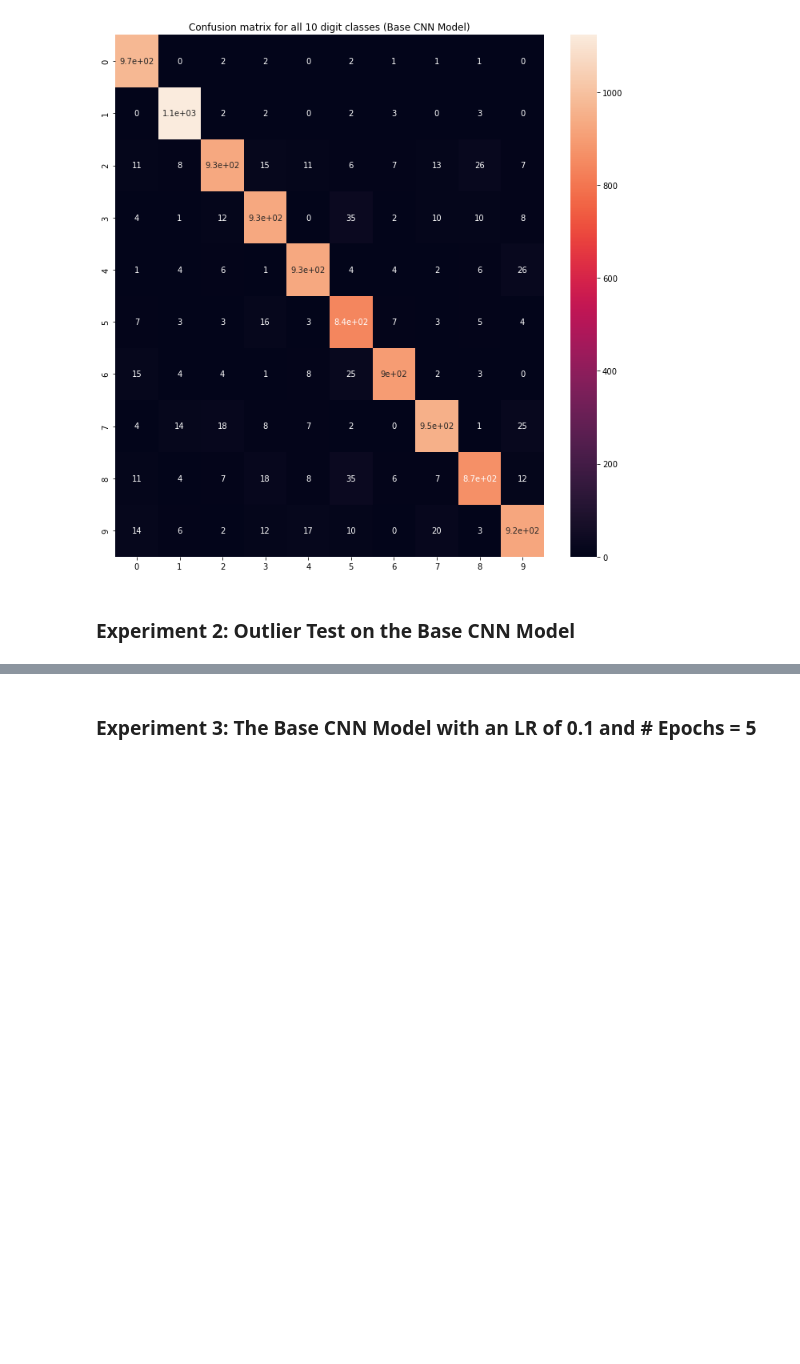
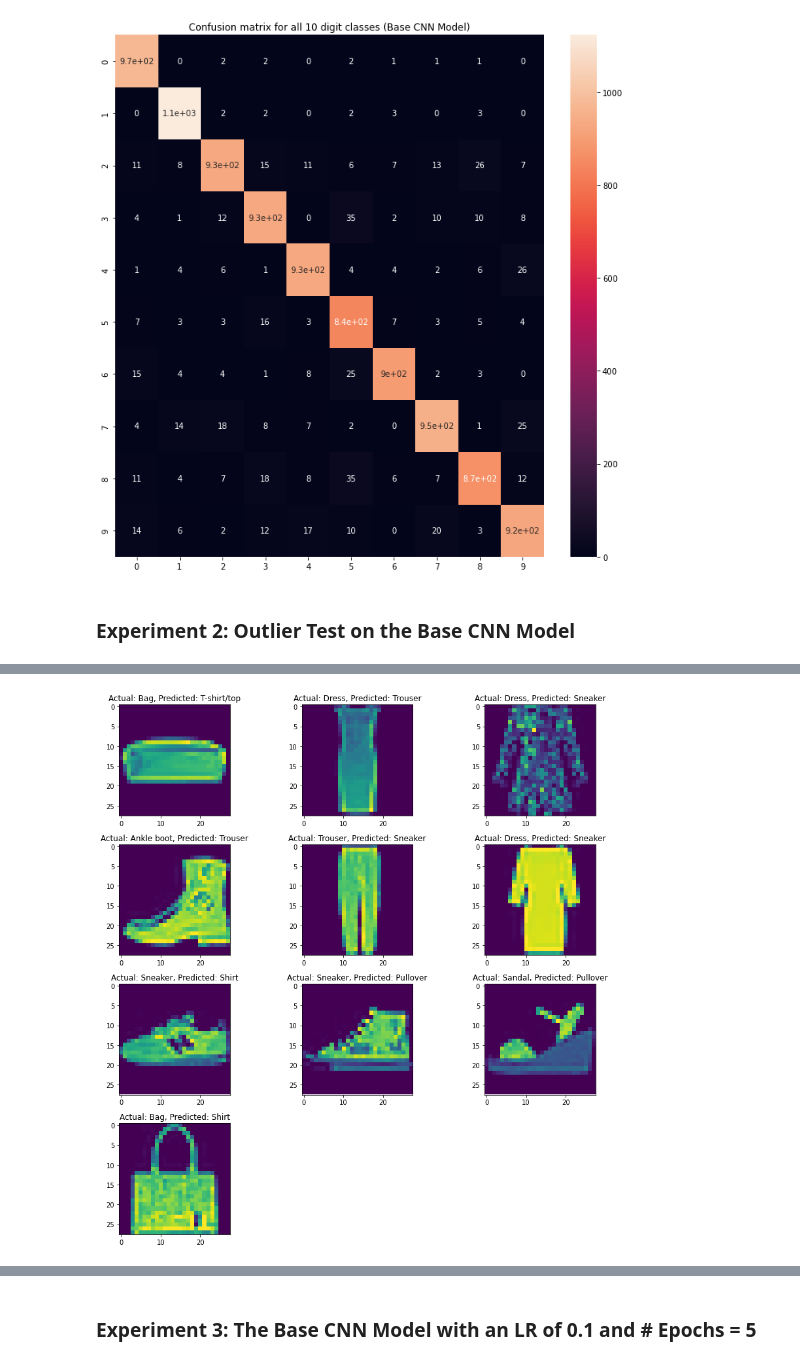
Before and after one commit to vidhur2k/CS6220-HW2, a Jupyter notebook: experiments.ipynb, the cells around one changed output, grey strips where cells are left out. Cells and saved outputs as stored; diff of their text form; code cells hidden in the pictures; blank space fills up the shorter version.

```diff
--- a/experiments.ipynb
+++ b/experiments.ipynb
@@ -214,0 +254,4 @@ sns.heatmap(cf, annot=True)
+# %%
+run_outlier_test('./models/basecnn-0.1-5.pt')
+# %% [output]
+[figure, added]
```
Also changed, not shown: parts of 9 cells of this notebook, 2 other files.
